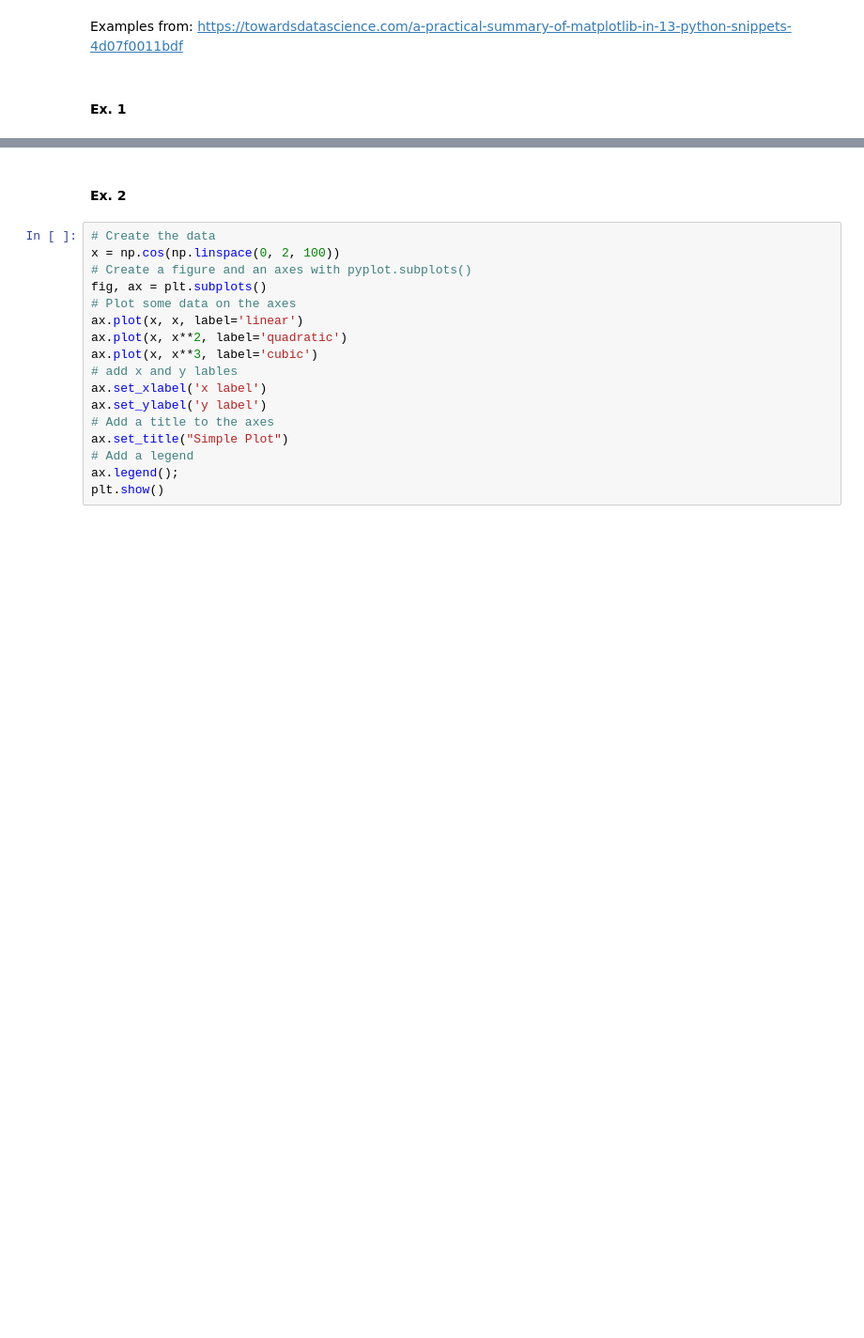
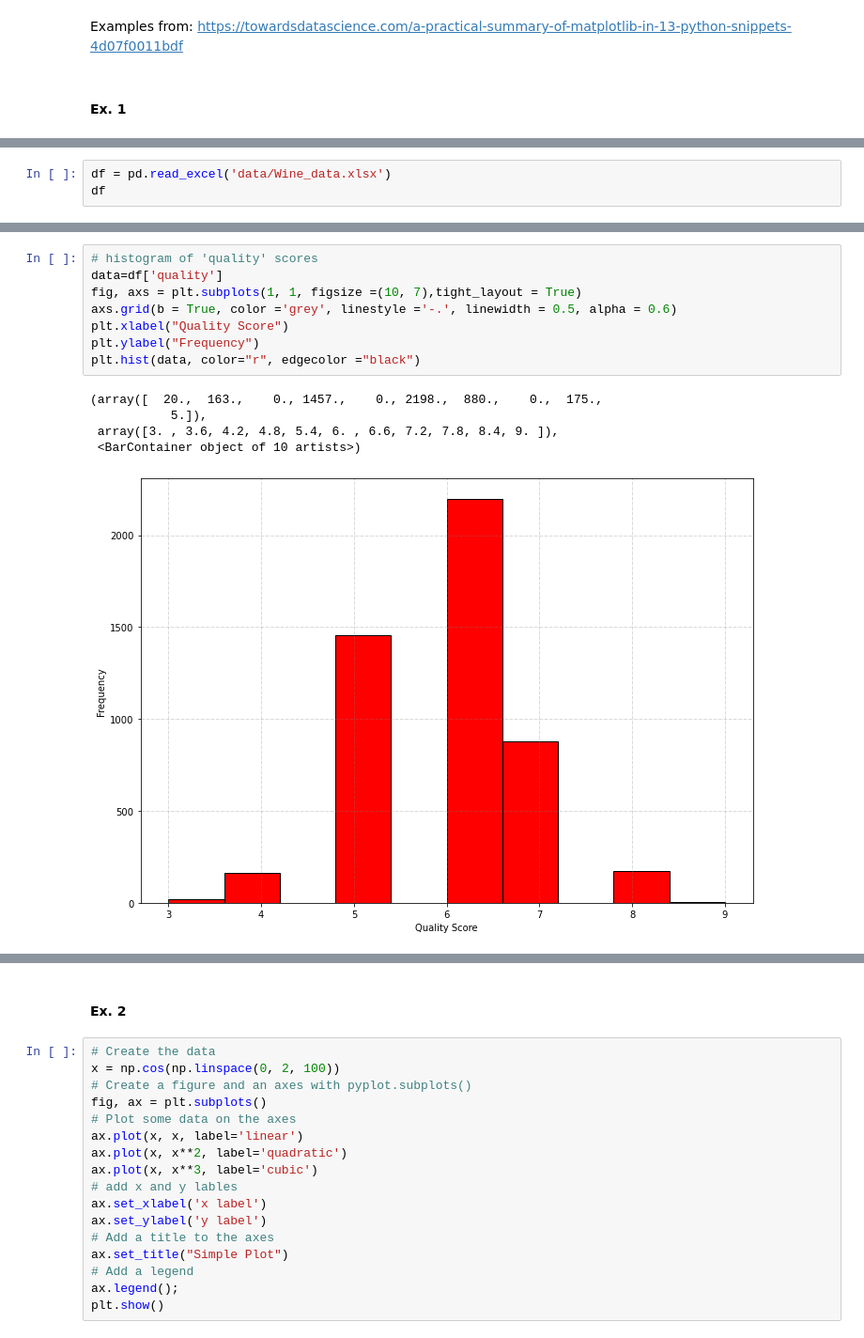
Before and after one commit to Caoimhinv/Fundamentals_Assessment, a Jupyter notebook: pyplot.ipynb, the cells around one changed output, grey strips where cells are left out. Shown: that part at 94% size. Saved outputs shown, nothing was run; the diff lists cells and outputs as text; blank space fills up the shorter version.

Commit message:
some work on plotting with the wine dataset

```diff
--- a/pyplot.ipynb
+++ b/pyplot.ipynb
@@ -24,0 +26,3 @@ import matplotlib.pyplot as plt
+# %%
+df = pd.read_excel('data/Wine_data.xlsx')
+df
@@ -24,0 +43,14 @@ import matplotlib.pyplot as plt
+# %%
+# histogram of 'quality' scores
+data=df['quality']
+fig, axs = plt.subplots(1, 1, figsize =(10, 7),tight_layout = True)
+axs.grid(b = True, color ='grey', linestyle ='-.', linewidth = 0.5, alpha = 0.6)
+plt.xlabel("Quality Score")
+plt.ylabel("Frequency")
+plt.hist(data, color="r", edgecolor ="black")
+# %% [output]
+(array([  20.,  163.,    0., 1457.,    0., 2198.,  880.,    0.,  175.,
+           5.]),
+ array([3. , 3.6, 4.2, 4.8, 5.4, 6. , 6.6, 7.2, 7.8, 8.4, 9. ]),
+ <BarContainer object of 10 artists>)
+[figure, added]
```
Also changed, not shown: parts of 7 cells of this notebook, 1 other file.
